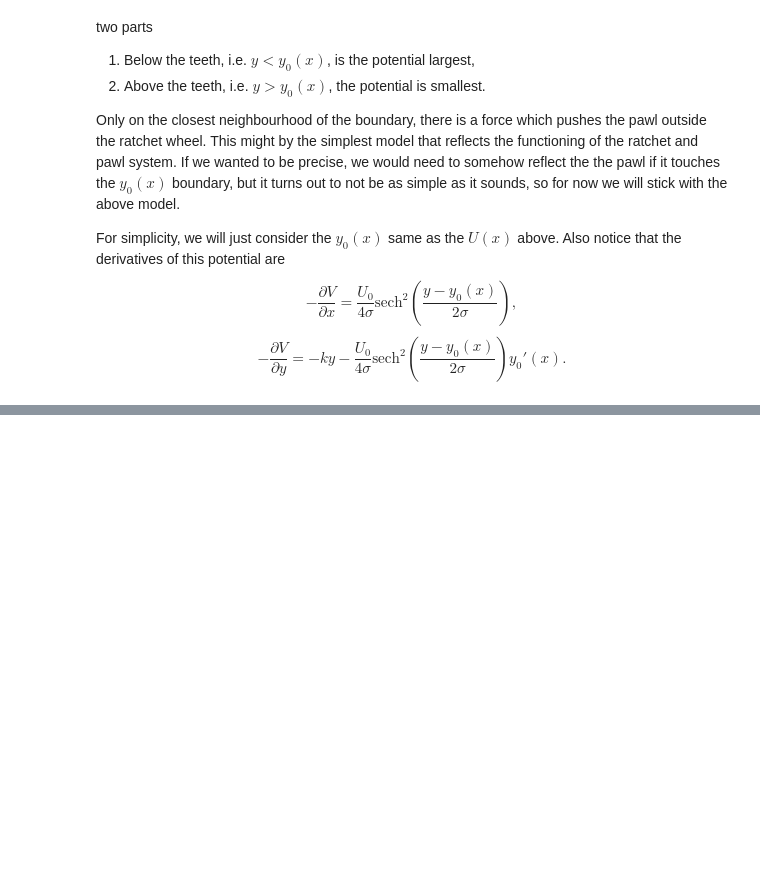
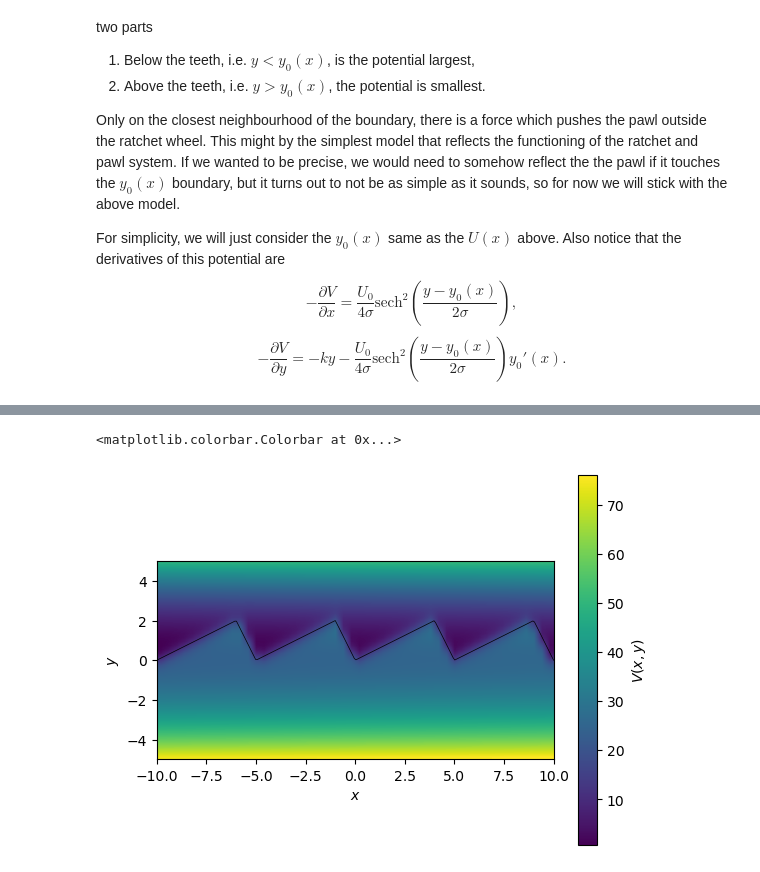
Before and after one commit to Ben-Janda/Molecular-Motor, a Jupyter notebook: 02_Feynmans-ratchet.ipynb, the cells around one changed output, grey strips where cells are left out. Cells and saved outputs as stored; diff of their text form; code cells hidden in the pictures; blank space fills up the shorter version.

```diff
--- a/02_Feynmans-ratchet.ipynb
+++ b/02_Feynmans-ratchet.ipynb
@@ -186,0 +268,45 @@ def F0(x):
+# %%
+x0 = 5
+x1 = 4
+a = 2
+
+T = 10
+beta = 1/T
+gma = 1.0
+k = 4.0
+m = 0.01
+g = 9.8
+
+def y0(x):
+    phase = x % x0
+    cond = (phase >= 0) & (phase <= x1)
+    return np.where(cond, a*phase/x1, a-a*(phase-x1)/(x0-x1))
+
+def dy0(x):
+    phase = x % x0
+    cond = (phase >= 0) & (phase <= x1)
+    return np.where(cond, a/x1, - a/(x0-x1))
+
+u0 = 25.0
+sigma = 0.2
+
+def U0(x,y):
+    return (u0/(4*sigma)) / (np.cosh((y-y0(x))/(2*sigma)))**2
+
+fig, ax = plt.subplots(1,1)
+ax.set(xlabel = r"$x$", ylabel = r"$y$")
+
+[X, Y] = np.meshgrid(np.linspace(-10.0,10.0,50),np.linspace(-5,5,50))
+Z =  m * g * X + (1/2) * k * Y**2 + u0/(1+np.exp((Y-y0(X))/sigma))
+
+cs = ax.imshow(Z, interpolation="bilinear", origin="lower",
+         extent=[-10,10,-5,5])
+
+x = np.linspace(-10,10,250)
+y0x = y0(x)
+
+ax.plot(x,y0x,color="black",linewidth=0.5)
+fig.colorbar(cs, label = r"$V(x,y)$")
+# %% [output]
+<matplotlib.colorbar.Colorbar at 0x...>
+[figure, added]
```
Also changed, not shown: parts of 5 cells of this notebook.
